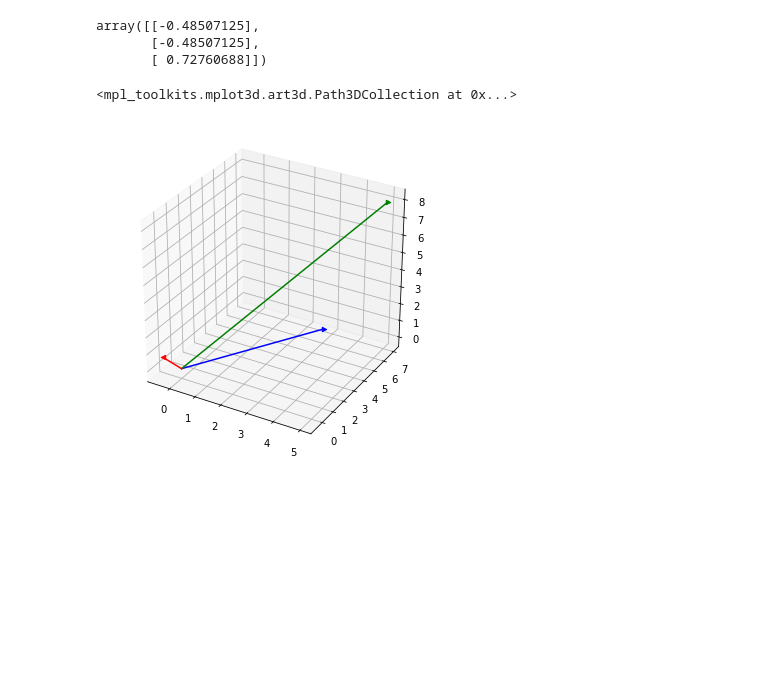
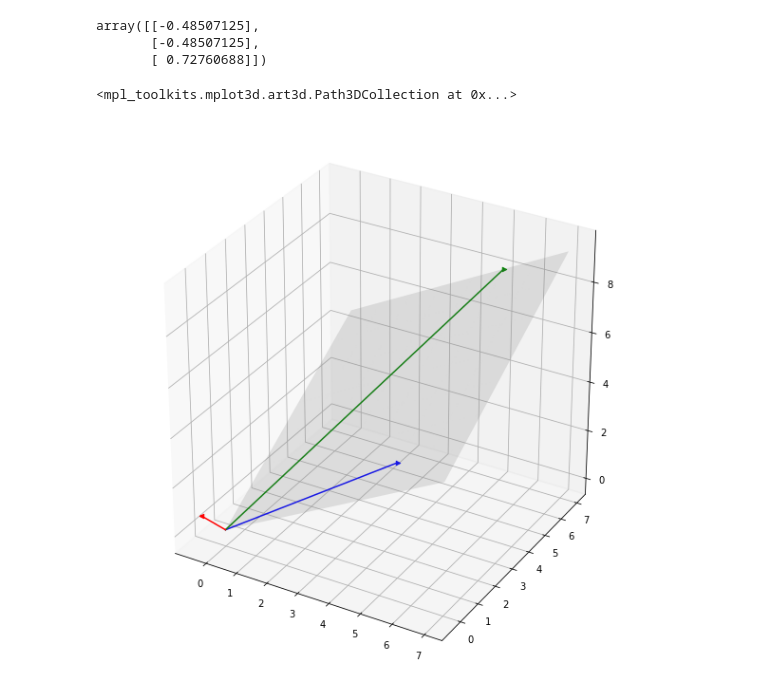
Before and after one commit to 111Seven/Python, a Jupyter notebook: Numpy/4-Cross_product.ipynb, the cells around one changed output. Cells and saved outputs as stored; diff of their text form; code cells hidden in the pictures; blank space fills up the shorter version.

```diff
--- a/Numpy/4-Cross_product.ipynb
+++ b/Numpy/4-Cross_product.ipynb
@@ -109,28 +109,36 @@ array([[-0.48507125],
        [ 0.72760688]])
 # %%
 #Now lets plot this vector in the
-fig = plt.figure(figsize=(6,6))
-ax  = fig.add_subplot(projection="3d")
+fig = plt.figure(figsize=(8,8))
+ax  = fig.add_subplot(111,projection="3d")
+fig.subplots_adjust(left=0,bottom=0,right=1,top=1)
 #defining the x,y,z coordinates to plot a
 xa = np.array([0,a[0,0]])
 ya = np.array([0,a[1,0]])
 za = np.array([0,a[2,0]])
 #defining the x,y,z coordinates to plot b
 xb = np.array([0,b[0,0]])
 yb = np.array([0,b[1,0]])
 zb = np.array([0,b[2,0]])
 #defining the x,y,z coordinates to plot a x b
 xnab = np.array([0,n_A[0,0]])
 ynab = np.array([0,n_A[1,0]])
 znab = np.array([0,n_A[2,0]])
+
+#Making meshgrid to create the surfaceplot
+x1,y1 = np.meshgrid(range(8),range(8))
+z1 = (-n_A[0,0]*x1 -n_A[1,0]*y1 + np.dot(b.T,n_A))/n_A[2,0]
+ax.plot_surface(x1,y1,z1,alpha=0.2,color="grey")
+
+
 #lets plot the vectors
 ax.plot(xa,ya,za,color="b") #plotting the vector a in blue
 ax.scatter(a[0,0],a[1,0],a[2,0],color="b",marker=">") #putting the arrow for vector a
 ax.plot(xb,yb,zb,color="g") #plotting the vector b in green
 ax.scatter(b[0,0],b[1,0],b[2,0],color="g",marker=">") #putting the arrow for vector a
 ax.plot(xnab,ynab,znab,color="r") #plotting the vector a x b in red
 ax.scatter(n_A[0,0],n_A[1,0],n_A[2,0],
            color="r",marker="<") #putting the arrow for vector a x b
 # %% [output]
 <mpl_toolkits.mplot3d.art3d.Path3DCollection at 0x...>
-[figure, old version]
+[figure, new version]
```
